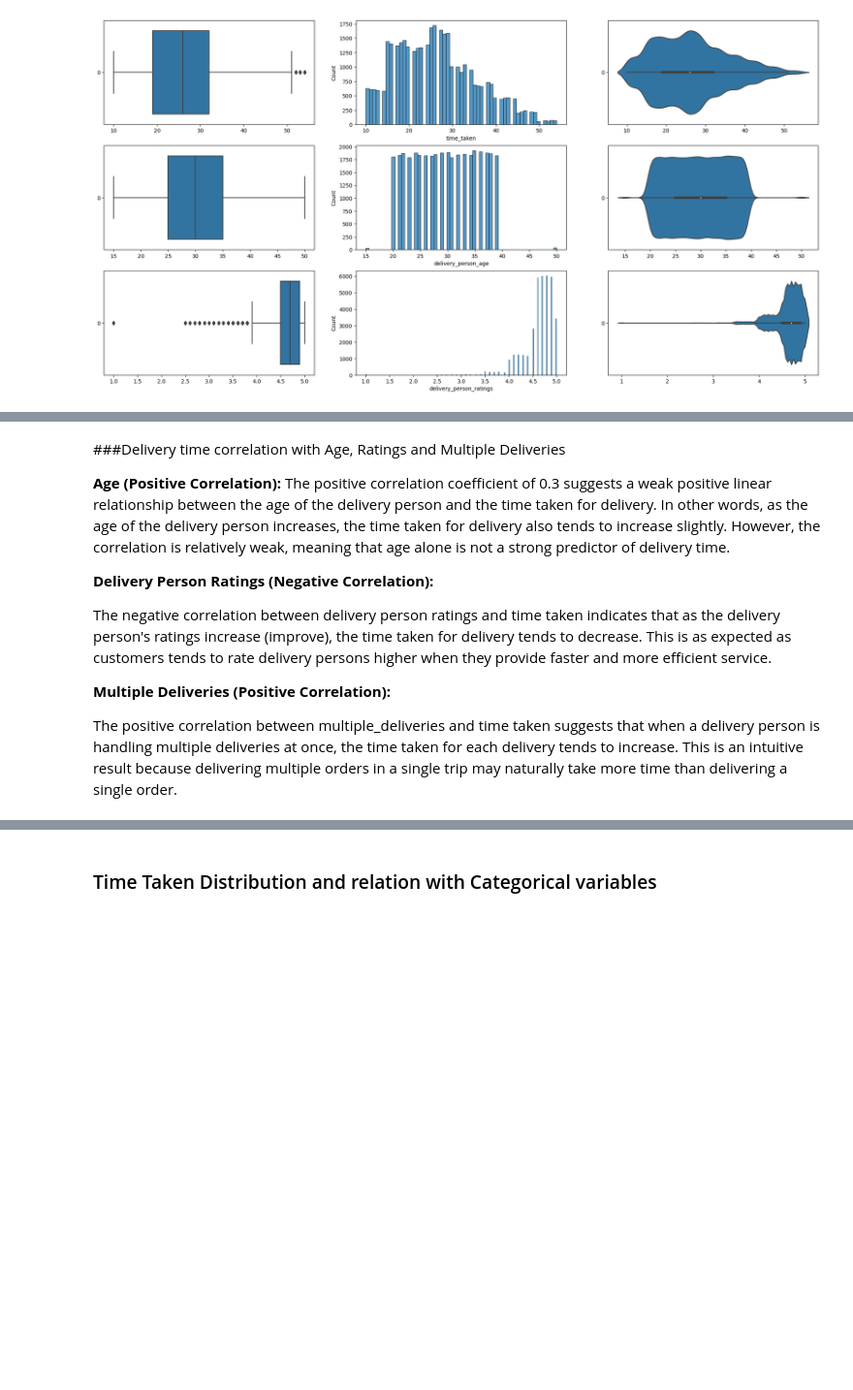
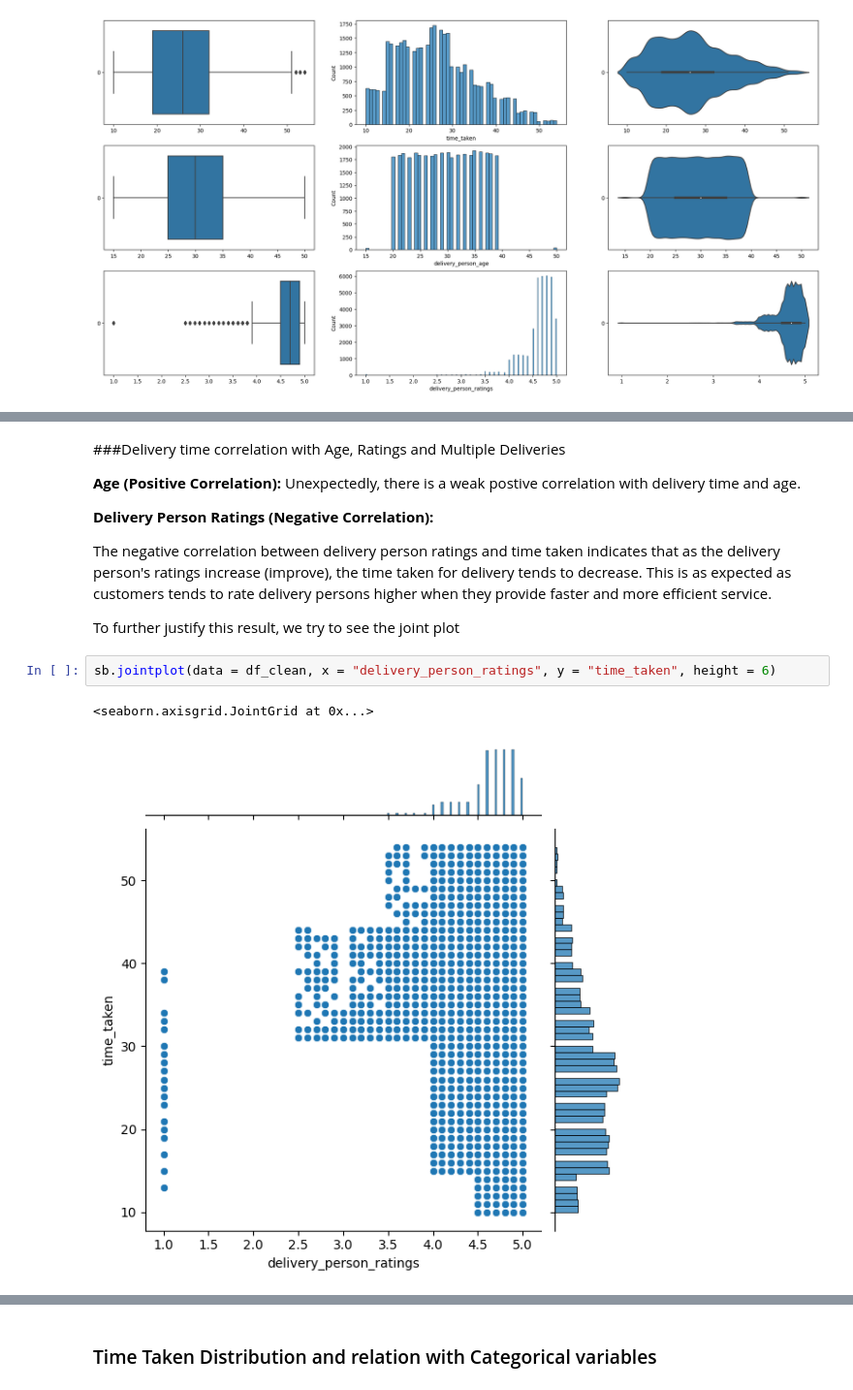
Before and after one commit to BryMat24/IE0005, a Jupyter notebook: notebook.ipynb, the cells around one changed output, grey strips where cells are left out. Shown at 97% size. Cells and saved outputs as stored; diff of their text form; blank space fills up the shorter version.

Commit message:
linear regression

```diff
--- a/notebook.ipynb
+++ b/notebook.ipynb
@@ -530,14 +554,16 @@ plt.show()
 ###Delivery time correlation with Age, Ratings and Multiple Deliveries
 
 **Age (Positive Correlation):**
-The positive correlation coefficient of 0.3 suggests a weak positive linear relationship between the age of the delivery person and the time taken for delivery. In other words, as the age of the delivery person increases, the time taken for delivery also tends to increase slightly. However, the correlation is relatively weak, meaning that age alone is not a strong predictor of delivery time.
+Unexpectedly, there is a weak postive correlation with delivery time and age.
 
 **Delivery Person Ratings (Negative Correlation):**
 
 The negative correlation between delivery person ratings and time taken indicates that as the delivery person's ratings increase (improve), the time taken for delivery tends to decrease.
 This is as expected as customers tends to rate delivery persons higher when they provide faster and more efficient service.
 
-**Multiple Deliveries (Positive Correlation):**
-
-The positive correlation between multiple_deliveries and time taken suggests that when a delivery person is handling multiple deliveries at once, the time taken for each delivery tends to increase.
-This is an intuitive result because delivering multiple orders in a single trip may naturally take more time than delivering a single order.
+To further justify this result, we try to see the joint plot
+# %%
+sb.jointplot(data = df_clean, x = "delivery_person_ratings", y = "time_taken", height = 6)
+# %% [output]
+<seaborn.axisgrid.JointGrid at 0x...>
+[figure, added]
```
Also changed, not shown: parts of 29 cells of this notebook.
